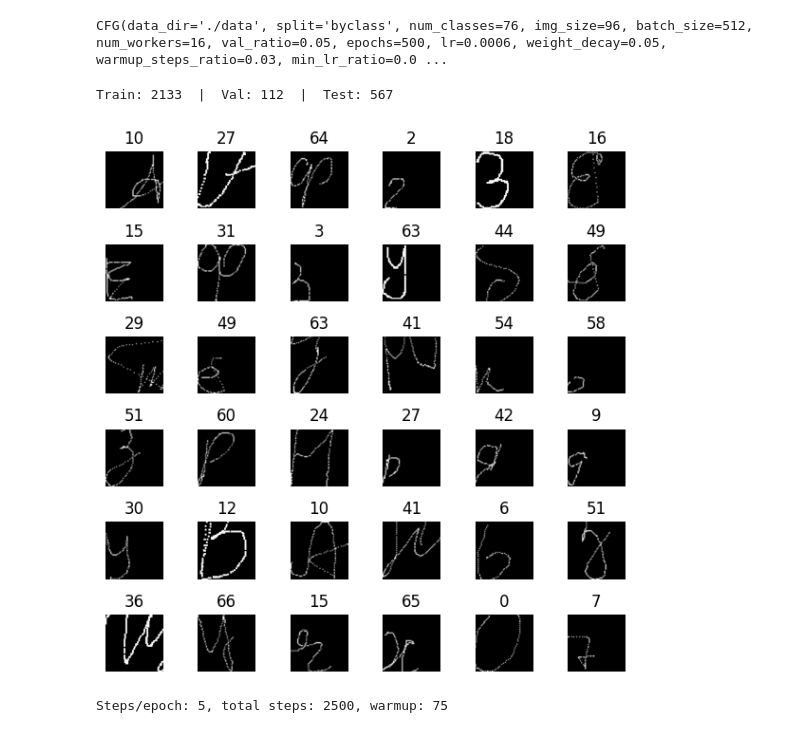
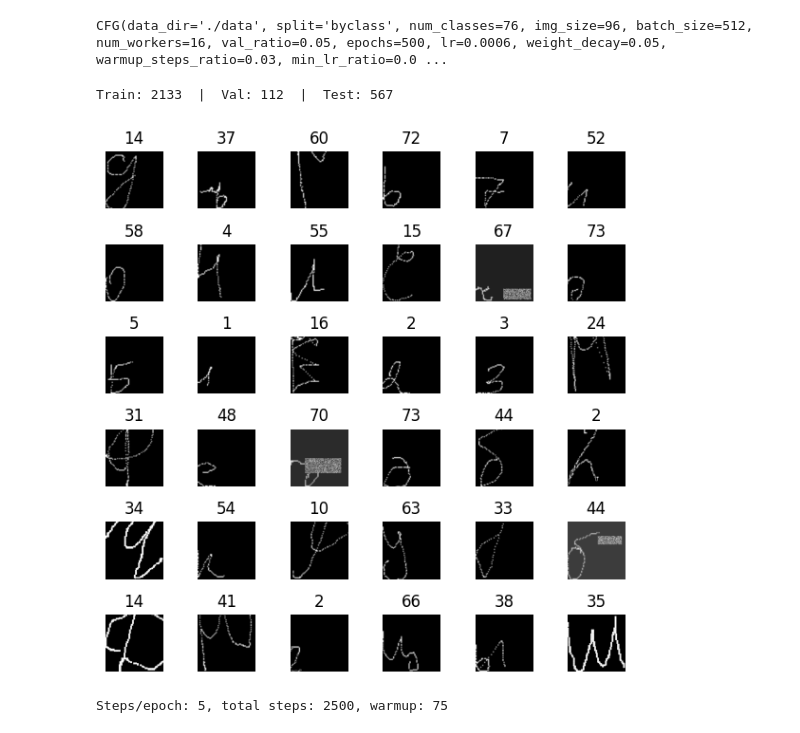
Before and after one commit to d-yacenko/Article17, a Jupyter notebook: _14_rus_byclass_sota.ipynb, the cells around one changed output. Saved outputs shown, nothing was run; the diff lists cells and outputs as text; code cells hidden in the pictures.

```diff
--- a/_14_rus_byclass_sota.ipynb
+++ b/_14_rus_byclass_sota.ipynb
@@ -198,7 +198,7 @@ train_tf_list += [
     transforms.RandAugment(num_ops=2, magnitude=3),
     transforms.ToTensor(),
     transforms.Normalize(IMAGENET_GRAY_MEAN, IMAGENET_GRAY_STD),
-    # transforms.RandomErasing(p=cfg.random_erasing_p, scale=(0.02, 0.25), ratio=(0.3, 3.3), value="random")
+    transforms.RandomErasing(p=cfg.random_erasing_p, scale=(0.02, 0.25), ratio=(0.3, 3.3), value="random")
 ]
 
 val_tf_list = []
@@ -246,34 +246,34 @@ dataset_sizes = {x: len(image_datasets[x]) for x in ['train', 'val']}
 classes_names = {x: image_datasets[x].classes for x in ['train', 'val']}
 
 train_full = image_datasets["train"]
 test_set = image_datasets["val"]
 
 n_train = len(train_full)
 n_val = int(n_train * cfg.val_ratio)
 n_tr  = n_train - n_val
 
 train_set, val_set = random_split(train_full, [n_tr, n_val], generator=torch.Generator().manual_seed(42))
 
 print(f"Train: {len(train_set)}  |  Val: {len(val_set)}  |  Test: {len(test_set)}")
 
 # Визуализация пары сэмплов
 if cfg.show_samples:
     import math
     from PIL import Image
     grid_sz = 6
     fig, axes = plt.subplots(grid_sz, grid_sz, figsize=(6,6))
     for ax in axes.ravel():
         idx = random.randrange(len(train_set))
         img, label = train_set[idx]
         # img тензор [C,H,W]; для просмотра свернём до HxW
         ax.imshow(img.squeeze().numpy(), cmap="gray")
         ax.set_title(str(label))
         ax.axis("off")
     plt.tight_layout()
     plt.show()
 # %% [output]
 Train: 2133  |  Val: 112  |  Test: 567
-[figure, old version]
+[figure, new version]
 # %%
 
 def make_weighted_sampler(train_subset: Subset, num_classes: int) -> Optional[WeightedRandomSampler]:
```
Also changed, not shown: parts of 3 cells of this notebook, 3 other files.
